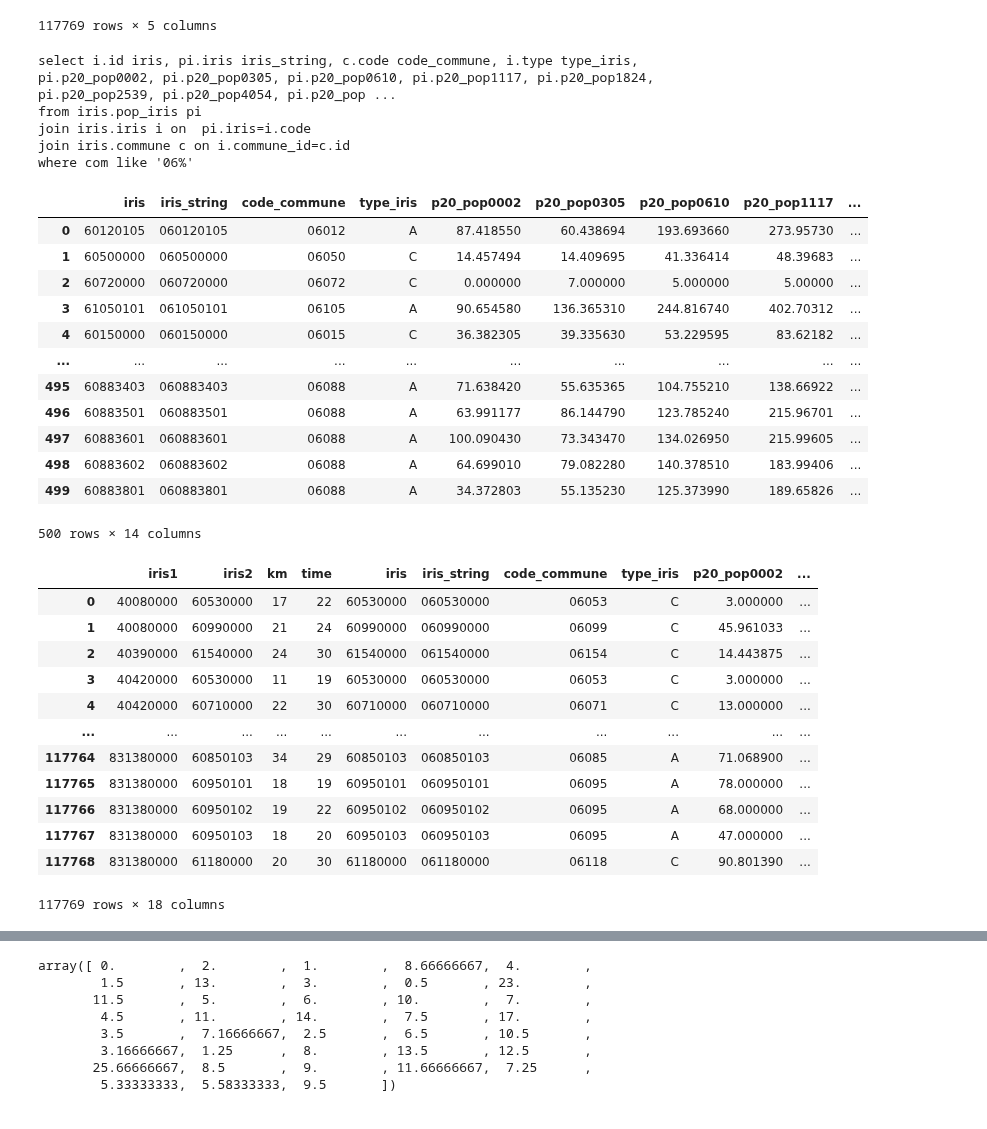
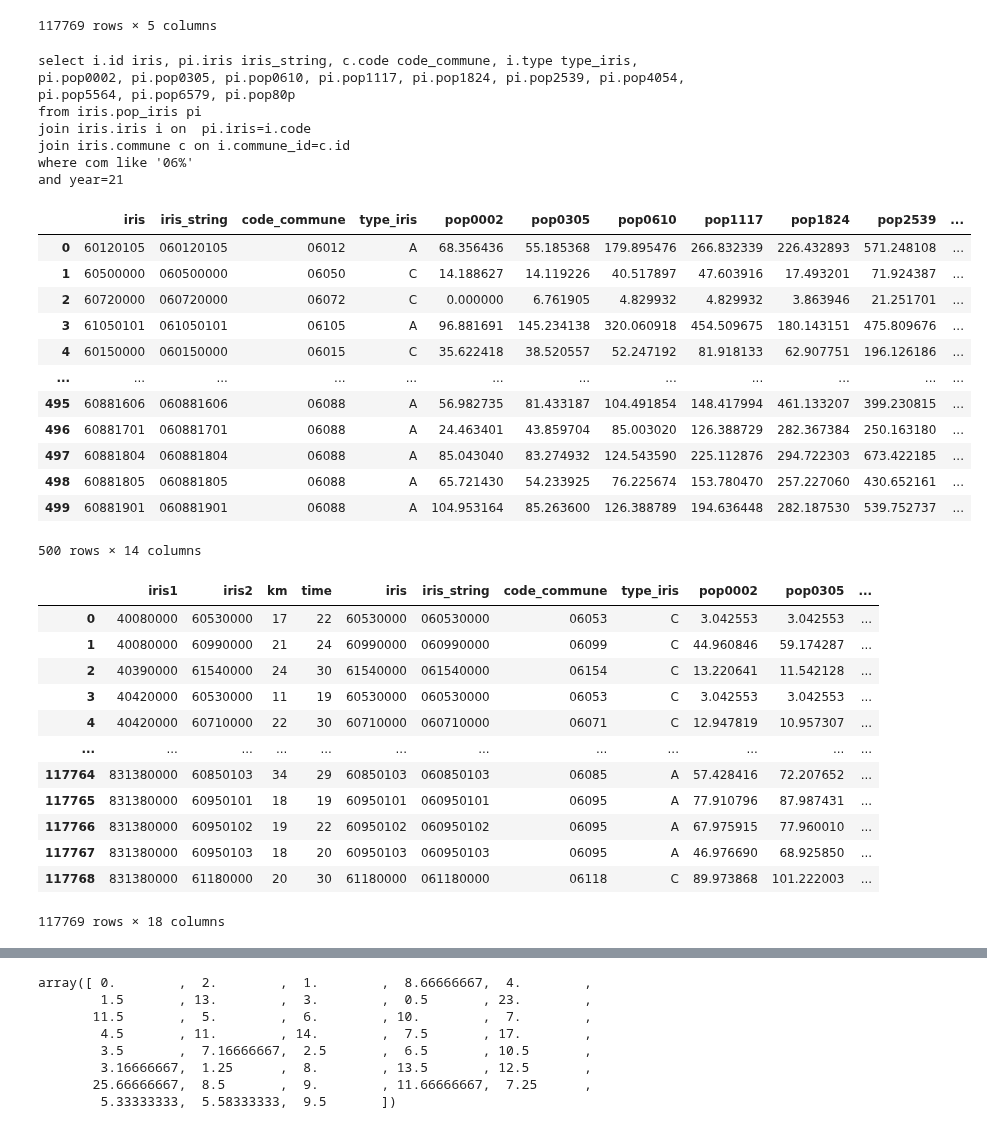
Before and after one commit to cyrilvincent/skema, a Jupyter notebook: apl/apl.ipynb, the cells around one changed output, grey strips where cells are left out. Saved outputs shown, nothing was run; the diff lists cells and outputs as text; code cells hidden in the pictures.

```diff
--- a/apl/apl.ipynb
+++ b/apl/apl.ipynb
@@ -14,7 +14,8 @@ specialite=10
 year=21
 dept=6
 source="PS"
-min=30
-accessibilite_exp=-0.12 #0.08 pour 45
-print(year, specialite, source)
+time=30
+# accessibilite_exp=-0.12 #0.08 pour 45
+accessibilite_exp=-(75-time)*4/1500
+print(year, specialite, source, time, accessibilite_exp)
 # %% [output]
@@ -184,52 +187,56 @@ iris_matrix
 117769 rows × 5 columns
 # %%
 def get_pop_iris():
+    yy=min(21, year)
     sql = f"""
-select i.id iris, pi.iris iris_string, c.code code_commune, i.type type_iris, pi.p20_pop0002, pi.p20_pop0305, pi.p20_pop0610, pi.p20_pop1117, pi.p20_pop1824, pi.p20_pop2539, pi.p20_pop4054, pi.p20_pop5564, pi.p20_pop6579, pi.p20_pop80p
+select i.id iris, pi.iris iris_string, c.code code_commune, i.type type_iris, pi.pop0002, pi.pop0305, pi.pop0610, pi.pop1117, pi.pop1824, pi.pop2539, pi.pop4054, pi.pop5564, pi.pop6579, pi.pop80p
 from iris.pop_iris pi
 join iris.iris i on  pi.iris=i.code
 join iris.commune c on i.commune_id=c.id
-where com like '{dept:02}%'"""
+where com like '{dept:02}%'
+and year={yy}
+"""
     print(sql)
     return pd.read_sql(text(sql), config.connection_string)
 
 pop_iris = get_pop_iris()
 pop_iris
 # %% [output]
-select i.id iris, pi.iris iris_string, c.code code_commune, i.type type_iris, pi.p20_pop0002, pi.p20_pop0305, pi.p20_pop0610, pi.p20_pop1117, pi.p20_pop1824, pi.p20_pop2539, pi.p20_pop4054, pi.p20_pop ...
+select i.id iris, pi.iris iris_string, c.code code_commune, i.type type_iris, pi.pop0002, pi.pop0305, pi.pop0610, pi.pop1117, pi.pop1824, pi.pop2539, pi.pop4054, pi.pop5564, pi.pop6579, pi.pop80p
 from iris.pop_iris pi
 join iris.iris i on  pi.iris=i.code
 join iris.commune c on i.commune_id=c.id
 where com like '06%'
+and year=21
-|  | iris | iris_string | code_commune | type_iris | p20_pop0002 | p20_pop0305 | p20_pop0610 | p20_pop1117 | ... |
-| 0 | 60120105 | 060120105 | 06012 | A | 87.418550 | 60.438694 | 193.693660 | 273.95730 | ... |
-| 1 | 60500000 | 060500000 | 06050 | C | 14.457494 | 14.409695 | 41.336414 | 48.39683 | ... |
-| 2 | 60720000 | 060720000 | 06072 | C | 0.000000 | 7.000000 | 5.000000 | 5.00000 | ... |
-| 3 | 61050101 | 061050101 | 06105 | A | 90.654580 | 136.365310 | 244.816740 | 402.70312 | ... |
-| 4 | 60150000 | 060150000 | 06015 | C | 36.382305 | 39.335630 | 53.229595 | 83.62182 | ... |
-| ... | ... | ... | ... | ... | ... | ... | ... | ... | ... |
-| 495 | 60883403 | 060883403 | 06088 | A | 71.638420 | 55.635365 | 104.755210 | 138.66922 | ... |
-| 496 | 60883501 | 060883501 | 06088 | A | 63.991177 | 86.144790 | 123.785240 | 215.96701 | ... |
-| 497 | 60883601 | 060883601 | 06088 | A | 100.090430 | 73.343470 | 134.026950 | 215.99605 | ... |
-| 498 | 60883602 | 060883602 | 06088 | A | 64.699010 | 79.082280 | 140.378510 | 183.99406 | ... |
-| 499 | 60883801 | 060883801 | 06088 | A | 34.372803 | 55.135230 | 125.373990 | 189.65826 | ... |
+|  | iris | iris_string | code_commune | type_iris | pop0002 | pop0305 | pop0610 | pop1117 | pop1824 | pop2539 | ... |
+| 0 | 60120105 | 060120105 | 06012 | A | 68.356436 | 55.185368 | 179.895476 | 266.832339 | 226.432893 | 571.248108 | ... |
+| 1 | 60500000 | 060500000 | 06050 | C | 14.188627 | 14.119226 | 40.517897 | 47.603916 | 17.493201 | 71.924387 | ... |
+| 2 | 60720000 | 060720000 | 06072 | C | 0.000000 | 6.761905 | 4.829932 | 4.829932 | 3.863946 | 21.251701 | ... |
+| 3 | 61050101 | 061050101 | 06105 | A | 96.881691 | 145.234138 | 320.060918 | 454.509675 | 180.143151 | 475.809676 | ... |
+| 4 | 60150000 | 060150000 | 06015 | C | 35.622418 | 38.520557 | 52.247192 | 81.918133 | 62.907751 | 196.126186 | ... |
+| ... | ... | ... | ... | ... | ... | ... | ... | ... | ... | ... | ... |
+| 495 | 60881606 | 060881606 | 06088 | A | 56.982735 | 81.433187 | 104.491854 | 148.417994 | 461.133207 | 399.230815 | ... |
+| 496 | 60881701 | 060881701 | 06088 | A | 24.463401 | 43.859704 | 85.003020 | 126.388729 | 282.367384 | 250.163180 | ... |
+| 497 | 60881804 | 060881804 | 06088 | A | 85.043040 | 83.274932 | 124.543590 | 225.112876 | 294.722303 | 673.422185 | ... |
+| 498 | 60881805 | 060881805 | 06088 | A | 65.721430 | 54.233925 | 76.225674 | 153.780470 | 257.227060 | 430.652161 | ... |
+| 499 | 60881901 | 060881901 | 06088 | A | 104.953164 | 85.263600 | 126.388789 | 194.636448 | 282.187530 | 539.752737 | ... |
 500 rows × 14 columns
 # %%
 apl = iris_matrix.merge(pop_iris, on="iris", how="left", suffixes=('', ''))
 apl
 # %% [output]
-|  | iris1 | iris2 | km | time | iris | iris_string | code_commune | type_iris | p20_pop0002 | ... |
-| 0 | 40080000 | 60530000 | 17 | 22 | 60530000 | 060530000 | 06053 | C | 3.000000 | ... |
-| 1 | 40080000 | 60990000 | 21 | 24 | 60990000 | 060990000 | 06099 | C | 45.961033 | ... |
-| 2 | 40390000 | 61540000 | 24 | 30 | 61540000 | 061540000 | 06154 | C | 14.443875 | ... |
-| 3 | 40420000 | 60530000 | 11 | 19 | 60530000 | 060530000 | 06053 | C | 3.000000 | ... |
-| 4 | 40420000 | 60710000 | 22 | 30 | 60710000 | 060710000 | 06071 | C | 13.000000 | ... |
-| ... | ... | ... | ... | ... | ... | ... | ... | ... | ... | ... |
-| 117764 | 831380000 | 60850103 | 34 | 29 | 60850103 | 060850103 | 06085 | A | 71.068900 | ... |
-| 117765 | 831380000 | 60950101 | 18 | 19 | 60950101 | 060950101 | 06095 | A | 78.000000 | ... |
-| 117766 | 831380000 | 60950102 | 19 | 22 | 60950102 | 060950102 | 06095 | A | 68.000000 | ... |
-| 117767 | 831380000 | 60950103 | 18 | 20 | 60950103 | 060950103 | 06095 | A | 47.000000 | ... |
-| 117768 | 831380000 | 61180000 | 20 | 30 | 61180000 | 061180000 | 06118 | C | 90.801390 | ... |
+|  | iris1 | iris2 | km | time | iris | iris_string | code_commune | type_iris | pop0002 | pop0305 | ... |
+| 0 | 40080000 | 60530000 | 17 | 22 | 60530000 | 060530000 | 06053 | C | 3.042553 | 3.042553 | ... |
+| 1 | 40080000 | 60990000 | 21 | 24 | 60990000 | 060990000 | 06099 | C | 44.960846 | 59.174287 | ... |
+| 2 | 40390000 | 61540000 | 24 | 30 | 61540000 | 061540000 | 06154 | C | 13.220641 | 11.542128 | ... |
+| 3 | 40420000 | 60530000 | 11 | 19 | 60530000 | 060530000 | 06053 | C | 3.042553 | 3.042553 | ... |
+| 4 | 40420000 | 60710000 | 22 | 30 | 60710000 | 060710000 | 06071 | C | 12.947819 | 10.957307 | ... |
+| ... | ... | ... | ... | ... | ... | ... | ... | ... | ... | ... | ... |
+| 117764 | 831380000 | 60850103 | 34 | 29 | 60850103 | 060850103 | 06085 | A | 57.428416 | 72.207652 | ... |
+| 117765 | 831380000 | 60950101 | 18 | 19 | 60950101 | 060950101 | 06095 | A | 77.910796 | 87.987431 | ... |
+| 117766 | 831380000 | 60950102 | 19 | 22 | 60950102 | 060950102 | 06095 | A | 67.975915 | 77.960010 | ... |
+| 117767 | 831380000 | 60950103 | 18 | 20 | 60950103 | 060950103 | 06095 | A | 46.976690 | 68.925850 | ... |
+| 117768 | 831380000 | 61180000 | 20 | 30 | 61180000 | 061180000 | 06118 | C | 89.973868 | 101.222003 | ... |
 117769 rows × 18 columns
 # %%
 accessibilite_fn = lambda x: np.exp(accessibilite_exp * x)
```
Also changed, not shown: parts of 22 cells of this notebook, 5 other files.
